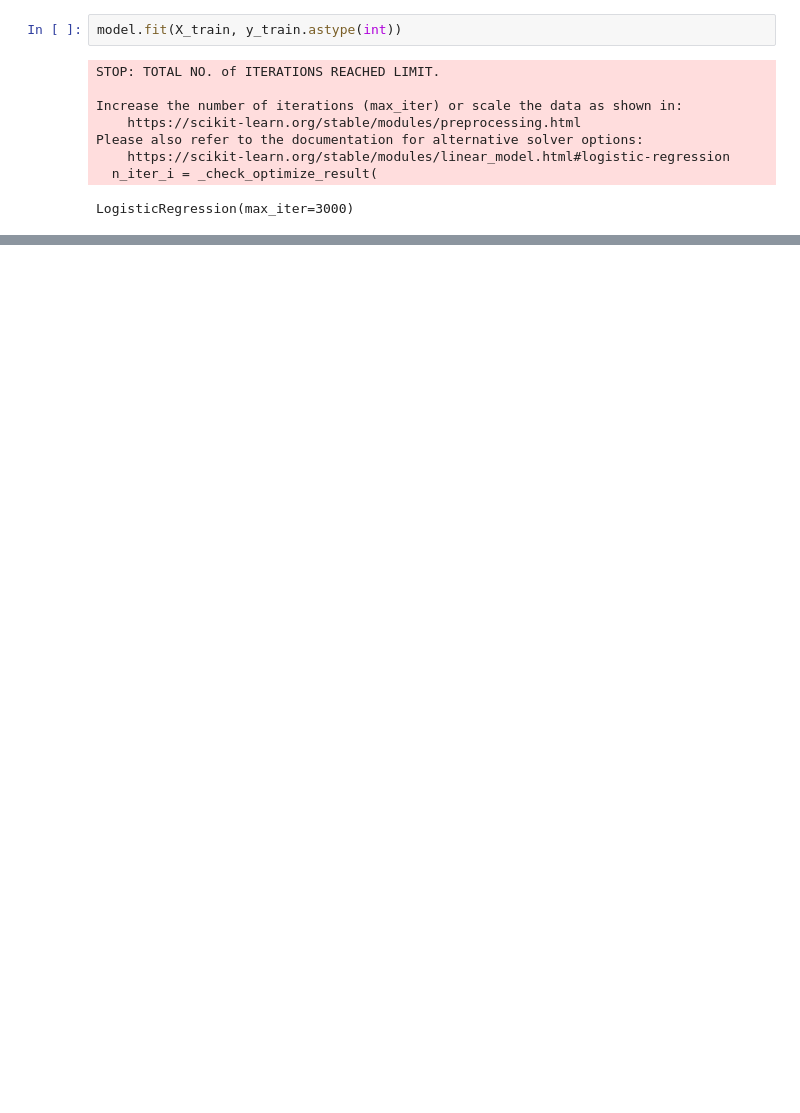
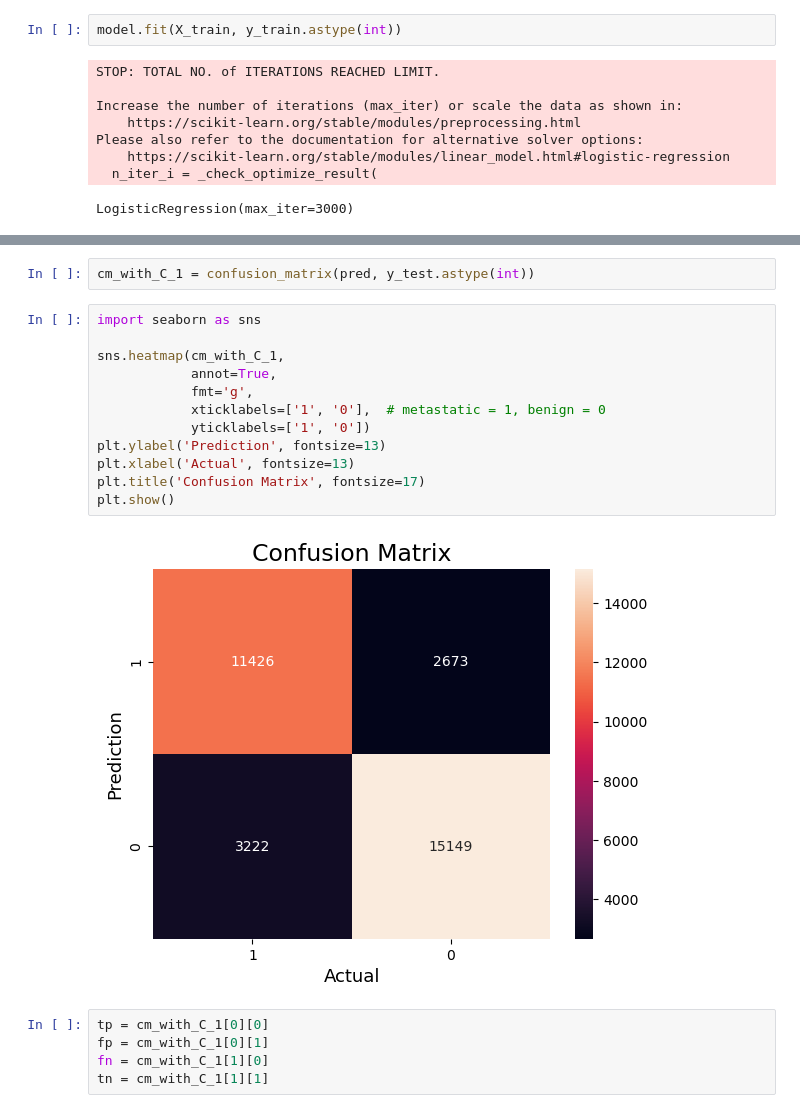
Before and after one commit to AnjaliDadheech/Linear-Regression, a Jupyter notebook: Airline_data_lr.ipynb, the cells around one changed output, grey strips where cells are left out. Saved outputs shown, nothing was run; the diff lists cells and outputs as text; blank space fills up the shorter version.

```diff
--- a/Airline_data_lr.ipynb
+++ b/Airline_data_lr.ipynb
@@ -255,0 +265,21 @@ LogisticRegression(max_iter=3000)
+# %%
+cm_with_C_1 = confusion_matrix(pred, y_test.astype(int))
+# %%
+import seaborn as sns
+
+sns.heatmap(cm_with_C_1,
+            annot=True,
+            fmt='g',
+            xticklabels=['1', '0'],  # metastatic = 1, benign = 0
+            yticklabels=['1', '0'])
+plt.ylabel('Prediction', fontsize=13)
+plt.xlabel('Actual', fontsize=13)
+plt.title('Confusion Matrix', fontsize=17)
+plt.show()
+# %% [output]
+[figure, added]
+# %%
+tp = cm_with_C_1[0][0]
+fp = cm_with_C_1[0][1]
+fn = cm_with_C_1[1][0]
+tn = cm_with_C_1[1][1]
```
Also changed, not shown: parts of 32 cells of this notebook.
